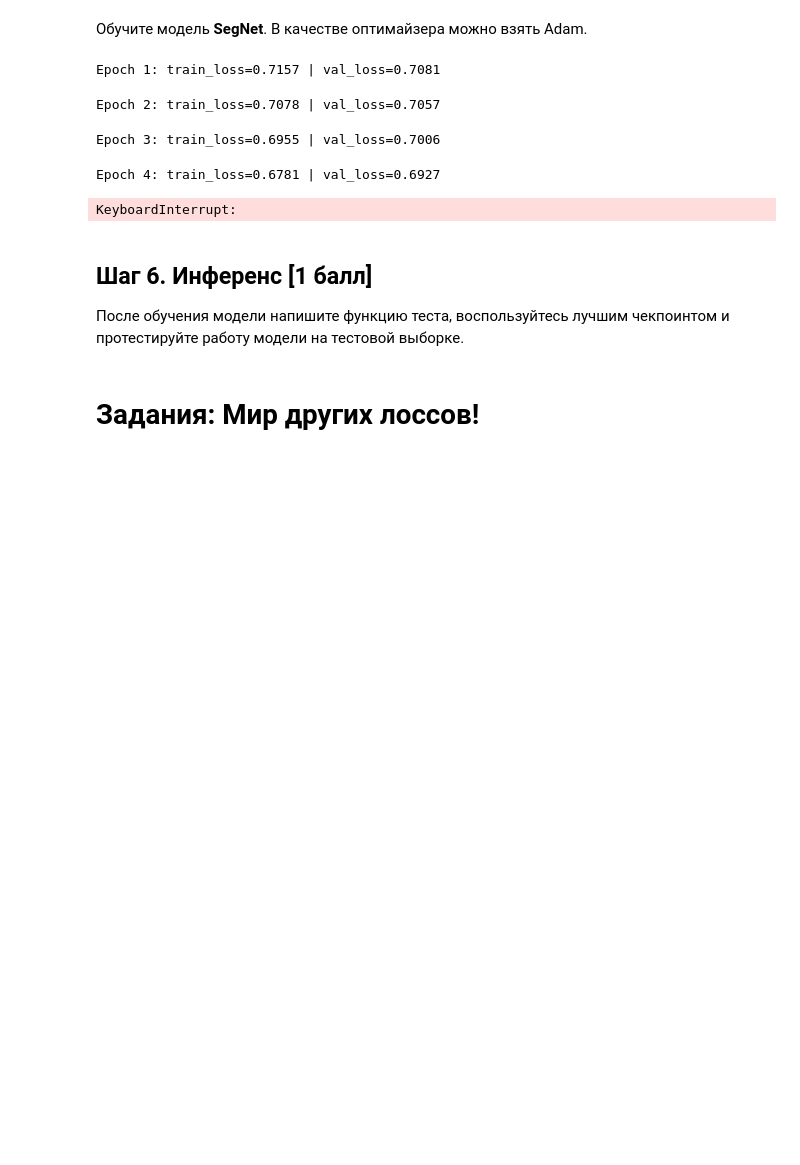
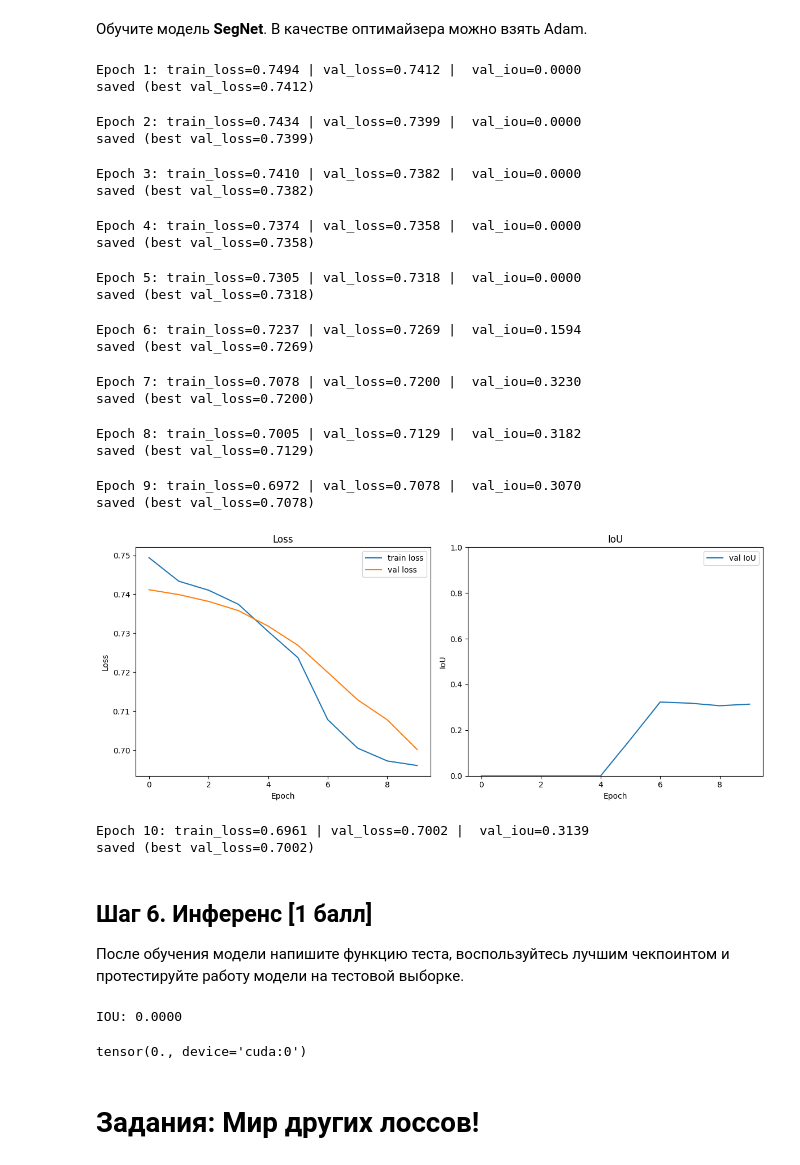
Before and after one commit to blckvia/DeepLearningSchool, a Jupyter notebook: week_08_semantic_segmentation/Homework/hw_6_semantic_segmentation.ipynb, the cells around one changed output. Saved outputs shown, nothing was run; the diff lists cells and outputs as text; code cells hidden in the pictures; blank space fills up the shorter version.

```diff
--- a/week_08_semantic_segmentation/Homework/hw_6_semantic_segmentation.ipynb
+++ b/week_08_semantic_segmentation/Homework/hw_6_semantic_segmentation.ipynb
@@ -563,31 +565,70 @@ def validate(model, criterion, data_loader, device):
 # %%
 epochs = 10
 scheduler = optim.lr_scheduler.CosineAnnealingLR(optimizer, T_max=epochs)
 
-best_val_loss, best_val_iou = 0, 0
+best_val_loss, best_val_iou = float('inf'), 0
 total_train_loss, total_val_loss, total_val_iou = [], [], []
 
 for epoch in range(epochs):
   model, train_loss = train(model, optimizer, criterion, train_dataloader, device)
-  model, val_loss, iou_loss = validate(model, criterion, valid_dataloader, device)
+  model, val_loss, val_iou = validate(model, criterion, valid_dataloader, device)
   scheduler.step()
+
+  total_train_loss.append(train_loss)
+  total_val_loss.append(val_loss)
+  total_val_iou.append(val_iou)
+
+  if epoch == epochs - 1:
+    fig, (ax1, ax2) = plt.subplots(1, 2, figsize=(12, 5))
+
+    ax1.plot(total_train_loss, label='train loss')
+    ax1.plot(total_val_loss, label='val loss')
+    ax1.set_title("Loss")
+    ax1.set_xlabel("Epoch")
+    ax1.set_ylabel("Loss")
+    ax1.legend()
+
+    ax2.plot(total_val_iou, label='val IoU')
+    ax2.set_title("IoU")
+    ax2.set_xlabel("Epoch")
+    ax2.set_ylabel("IoU")
+    ax2.set_ylim(0, 1)
+    ax2.legend()
+
+    plt.tight_layout()
+    plt.show()
 
   print(f"Epoch {epoch+1}: "
         f"train_loss={train_loss:.4f} | "
-        f"val_loss={val_loss:.4f}")
+        f"val_loss={val_loss:.4f} | ",
+        f"val_iou={val_iou:.4f}")
 
   if val_loss < best_val_loss:
     best_val_loss = val_loss
     torch.save(model.state_dict(), "best_model.pt")
-    print(f"saved (best_loss={val_loss:.4f})")
-
-  torch.save(model.state_dict(), f"epoch_{epoch}_val_iou.pt")
+    print(f"saved (best val_loss={val_loss:.4f})")
 # %% [output]
-Epoch 1: train_loss=0.7157 | val_loss=0.7081
+Epoch 1: train_loss=0.7494 | val_loss=0.7412 |  val_iou=0.0000
+saved (best val_loss=0.7412)
-Epoch 2: train_loss=0.7078 | val_loss=0.7057
+Epoch 2: train_loss=0.7434 | val_loss=0.7399 |  val_iou=0.0000
+saved (best val_loss=0.7399)
-Epoch 3: train_loss=0.6955 | val_loss=0.7006
+Epoch 3: train_loss=0.7410 | val_loss=0.7382 |  val_iou=0.0000
+saved (best val_loss=0.7382)
-Epoch 4: train_loss=0.6781 | val_loss=0.6927
+Epoch 4: train_loss=0.7374 | val_loss=0.7358 |  val_iou=0.0000
+saved (best val_loss=0.7358)
-KeyboardInterrupt:
+Epoch 5: train_loss=0.7305 | val_loss=0.7318 |  val_iou=0.0000
+saved (best val_loss=0.7318)
+Epoch 6: train_loss=0.7237 | val_loss=0.7269 |  val_iou=0.1594
+saved (best val_loss=0.7269)
+Epoch 7: train_loss=0.7078 | val_loss=0.7200 |  val_iou=0.3230
+saved (best val_loss=0.7200)
+Epoch 8: train_loss=0.7005 | val_loss=0.7129 |  val_iou=0.3182
+saved (best val_loss=0.7129)
+Epoch 9: train_loss=0.6972 | val_loss=0.7078 |  val_iou=0.3070
+saved (best val_loss=0.7078)
+[figure, added]
+Epoch 10: train_loss=0.6961 | val_loss=0.7002 |  val_iou=0.3139
+saved (best val_loss=0.7002)
 # %% [markdown]
 ## Шаг 6. Инференс [1 балл]
 
@@ -600,3 +657,8 @@ test(...)
+# %%
+test(model, test_dataloader, device, "/content/best_model.pt")
+# %% [output]
+IOU: 0.0000
+tensor(0., device='cuda:0')
 # %% [markdown]
 # Задания: Мир других лоссов!
 # %% [markdown]
```
Also changed, not shown: parts of 19 cells of this notebook.
